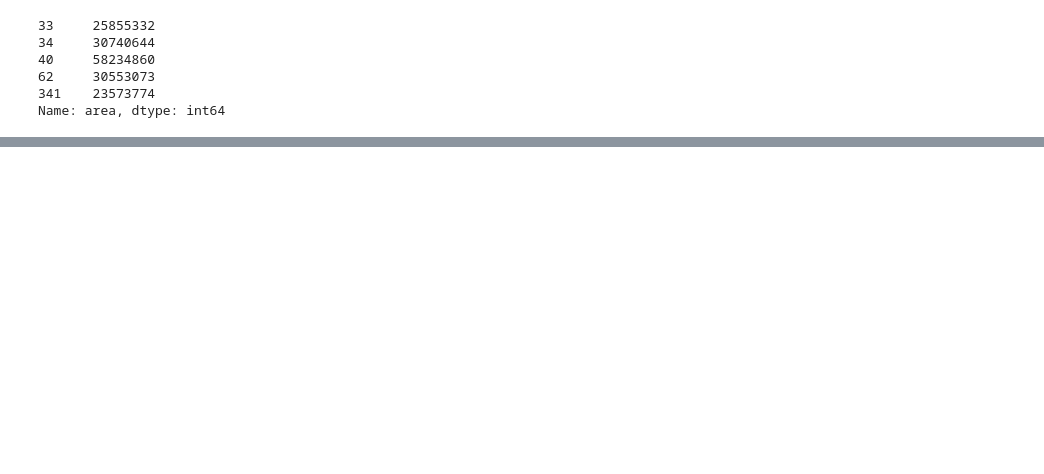
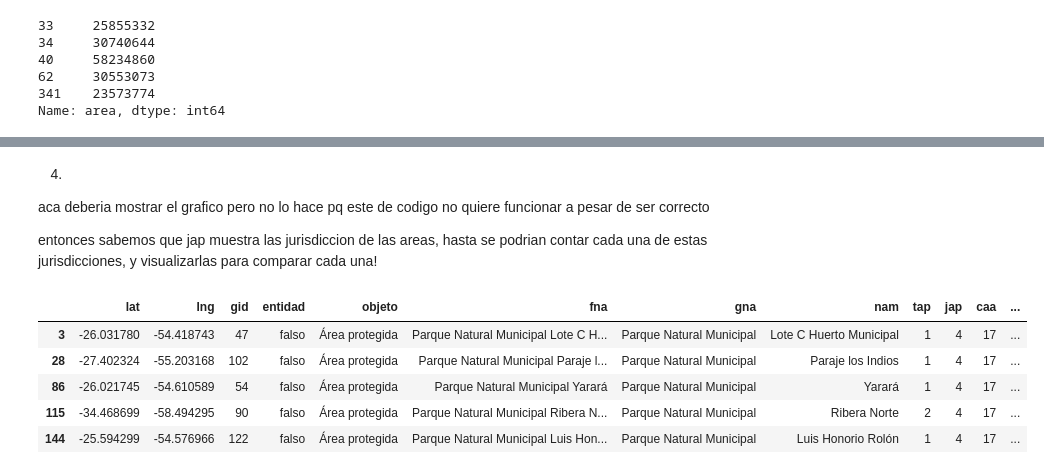
Before and after one commit to AleJndroMoreno/jupyter-, a Jupyter notebook: Tp N10.ipynb, the cells around one changed output, grey strips where cells are left out. Cells and saved outputs as stored; diff of their text form; code cells hidden in the pictures; blank space fills up the shorter version.

```diff
--- a/Tp N10.ipynb
+++ b/Tp N10.ipynb
@@ -95,0 +106,5 @@ intentamos obtener la fila "gid" ya que es un valor numerico, limitamos sus valo
+# %% [markdown]
+4.
+aca deberia mostrar el grafico pero no lo hace pq este de codigo no quiere funcionar a pesar de ser correcto
+
+entonces sabemos que jap muestra las jurisdiccion de las areas, hasta se podrian contar cada una de estas jurisdicciones, y visualizarlas para comparar cada una!
@@ -95,0 +113,10 @@ intentamos obtener la fila "gid" ya que es un valor numerico, limitamos sus valo
+# %%
+nomb = areas[areas["gna"] == "Parque Natural Municipal"]
+nomb
+# %% [output]
+|  | lat | lng | gid | entidad | objeto | fna | gna | nam | tap | jap | caa | ... |
+| 3 | -26.031780 | -54.418743 | 47 | falso | Área protegida | Parque Natural Municipal Lote C H... | Parque Natural Municipal | Lote C Huerto Municipal | 1 | 4 | 17 | ... |
+| 28 | -27.402324 | -55.203168 | 102 | falso | Área protegida | Parque Natural Municipal Paraje l... | Parque Natural Municipal | Paraje los Indios | 1 | 4 | 17 | ... |
+| 86 | -26.021745 | -54.610589 | 54 | falso | Área protegida | Parque Natural Municipal Yarará | Parque Natural Municipal | Yarará | 1 | 4 | 17 | ... |
+| 115 | -34.468699 | -58.494295 | 90 | falso | Área protegida | Parque Natural Municipal Ribera N... | Parque Natural Municipal | Ribera Norte | 2 | 4 | 17 | ... |
+| 144 | -25.594299 | -54.576966 | 122 | falso | Área protegida | Parque Natural Municipal Luis Hon... | Parque Natural Municipal | Luis Honorio Rolón | 1 | 4 | 17 | ... |
```
Also changed, not shown: parts of 28 cells of this notebook.
